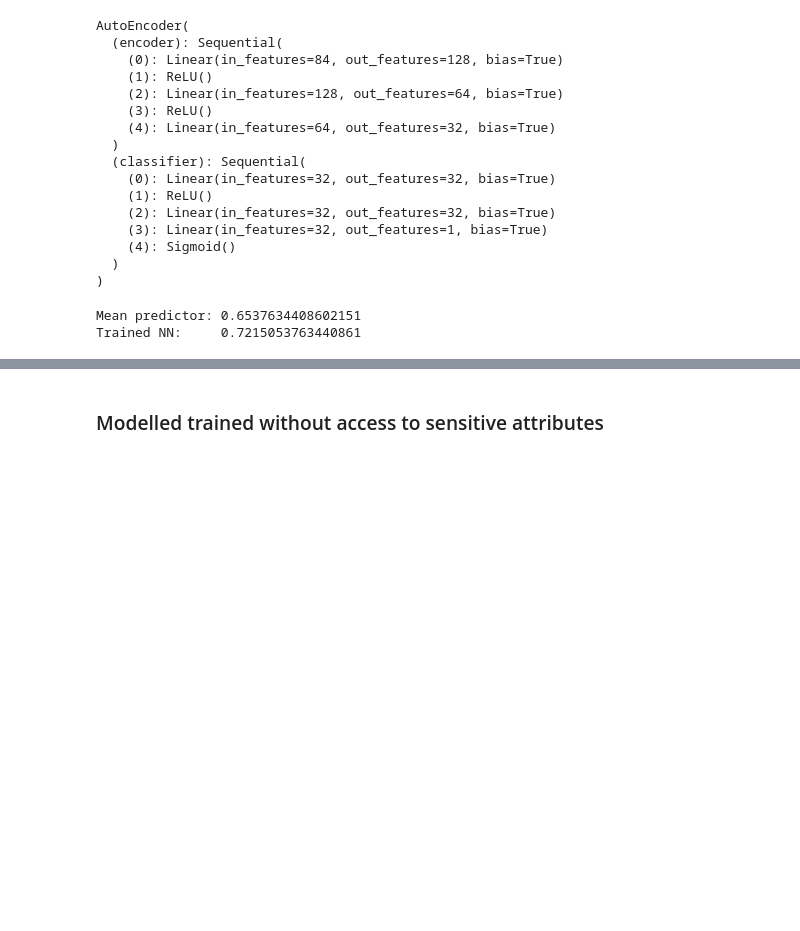
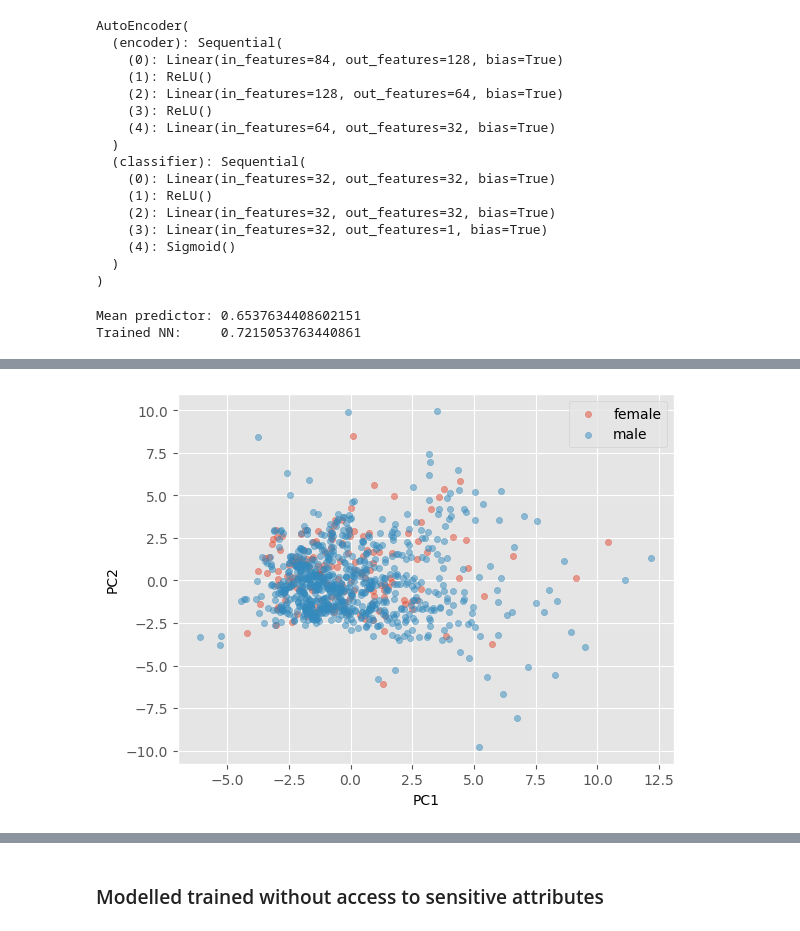
Before and after one commit to blclo/AlgorithmicFairness, a Jupyter notebook: src/evaluation/fairness_analysis.ipynb, the cells around one changed output, grey strips where cells are left out. Drawn from its saved outputs; the diff is of its cells as text; code cells hidden in the pictures; blank space fills up the shorter version.

```diff
--- a/src/evaluation/fairness_analysis.ipynb
+++ b/src/evaluation/fairness_analysis.ipynb
@@ -156,0 +217,17 @@ plt.show()
+# %%
+from sklearn.decomposition import PCA
+
+pca = PCA(n_components=2)
+res = pca.fit_transform(latent_representations.cpu().numpy())
+
+df['PC1'], df['PC2'] = res[:, 0], res[:, 1]
+
+# Plot
+df['color_by'] = df[fairness_cols].idxmax(1).apply(lambda x: x.split("_")[-1])
+
+fig, ax = plt.subplots(1, 1)
+for i, (name, sub_df) in enumerate(df.groupby('color_by')):
+    sub_df.plot(x='PC1', y='PC2', kind='scatter', ax=ax, color=f"C{i}", label=name, alpha=0.5)
+plt.show()
+# %% [output]
+[figure, added]
```
Also changed, not shown: parts of 14 cells of this notebook.
